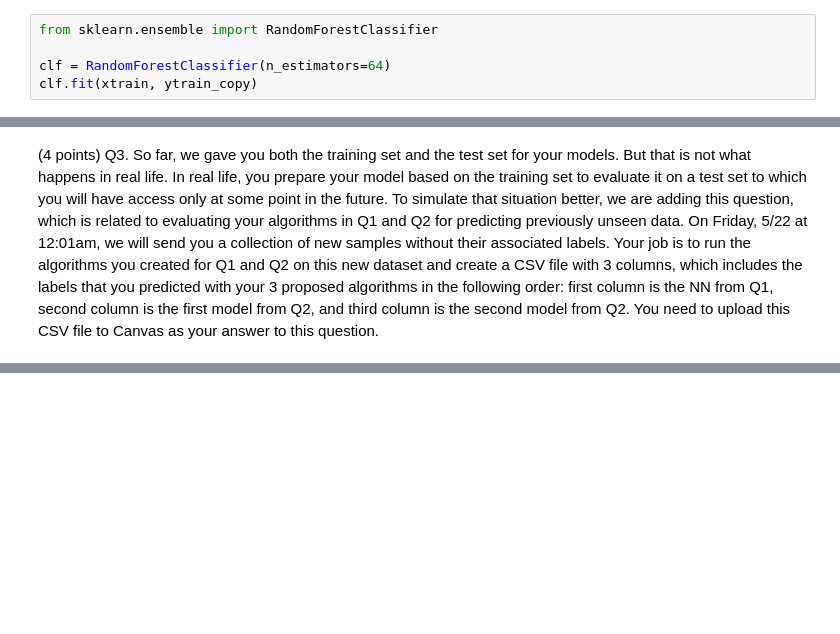
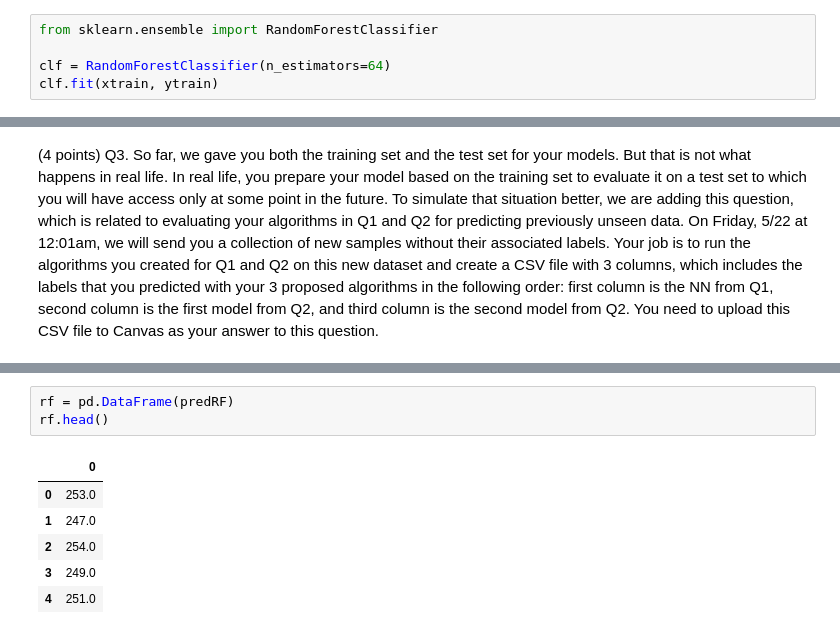
Before and after one commit to nayanika-g/final-exam, a Jupyter notebook: Final exam.ipynb, the cells around one changed output, grey strips where cells are left out. Saved outputs shown, nothing was run; the diff lists cells and outputs as text; blank space fills up the shorter version.

```diff
--- a/Final exam.ipynb
+++ b/Final exam.ipynb
@@ -321,5 +321,5 @@ history = model2.fit_generator(train_generator,
 from sklearn.ensemble import RandomForestClassifier
 
 clf = RandomForestClassifier(n_estimators=64)
-clf.fit(xtrain, ytrain_copy)
+clf.fit(xtrain, ytrain)
 # %% [output]
@@ -328,0 +389,10 @@ KeyboardInterrupt:
+# %%
+rf = pd.DataFrame(predRF)
+rf.head()
+# %% [output]
+|  | 0 |
+| 0 | 253.0 |
+| 1 | 247.0 |
+| 2 | 254.0 |
+| 3 | 249.0 |
+| 4 | 251.0 |
```
Also changed, not shown: parts of 15 cells of this notebook.
